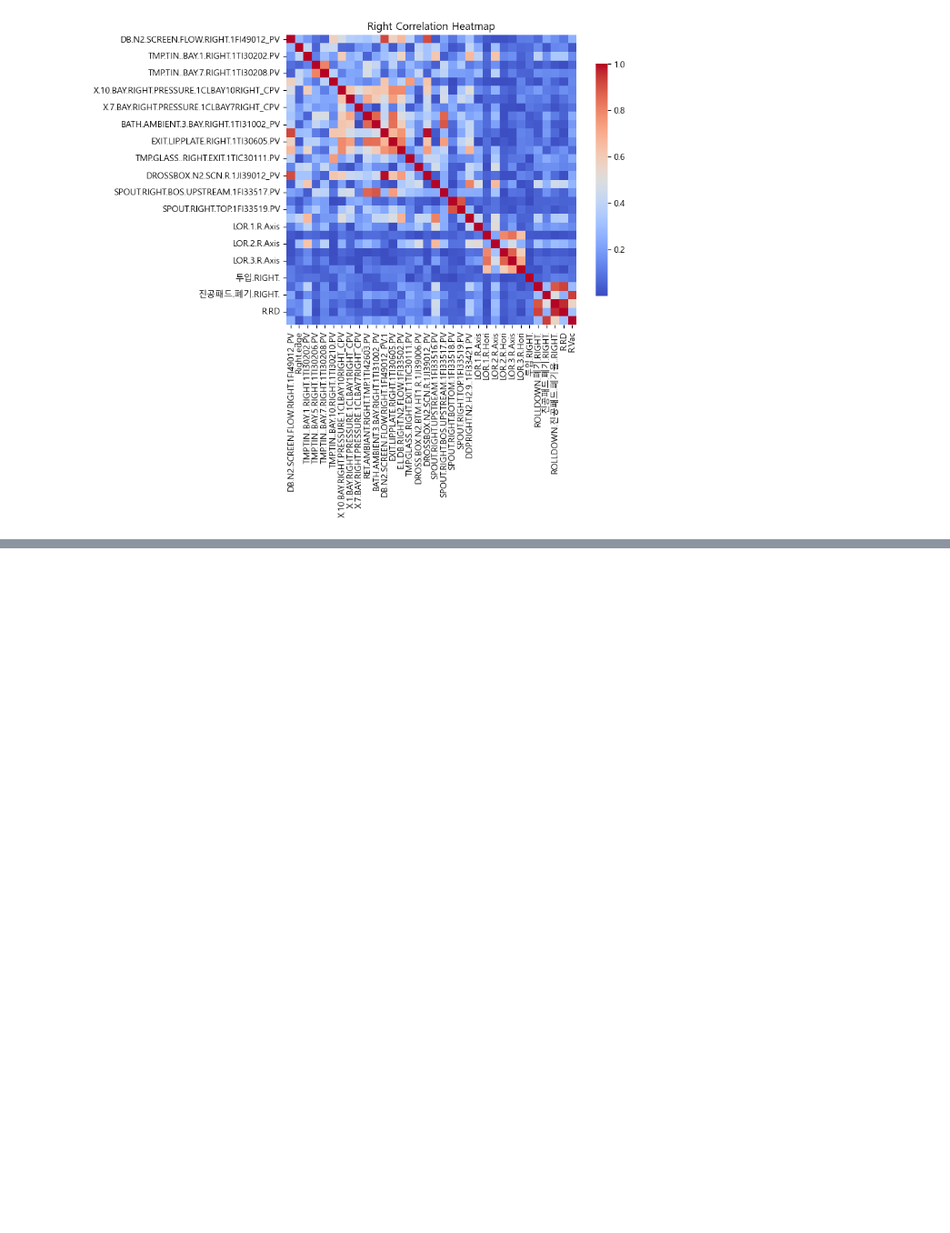
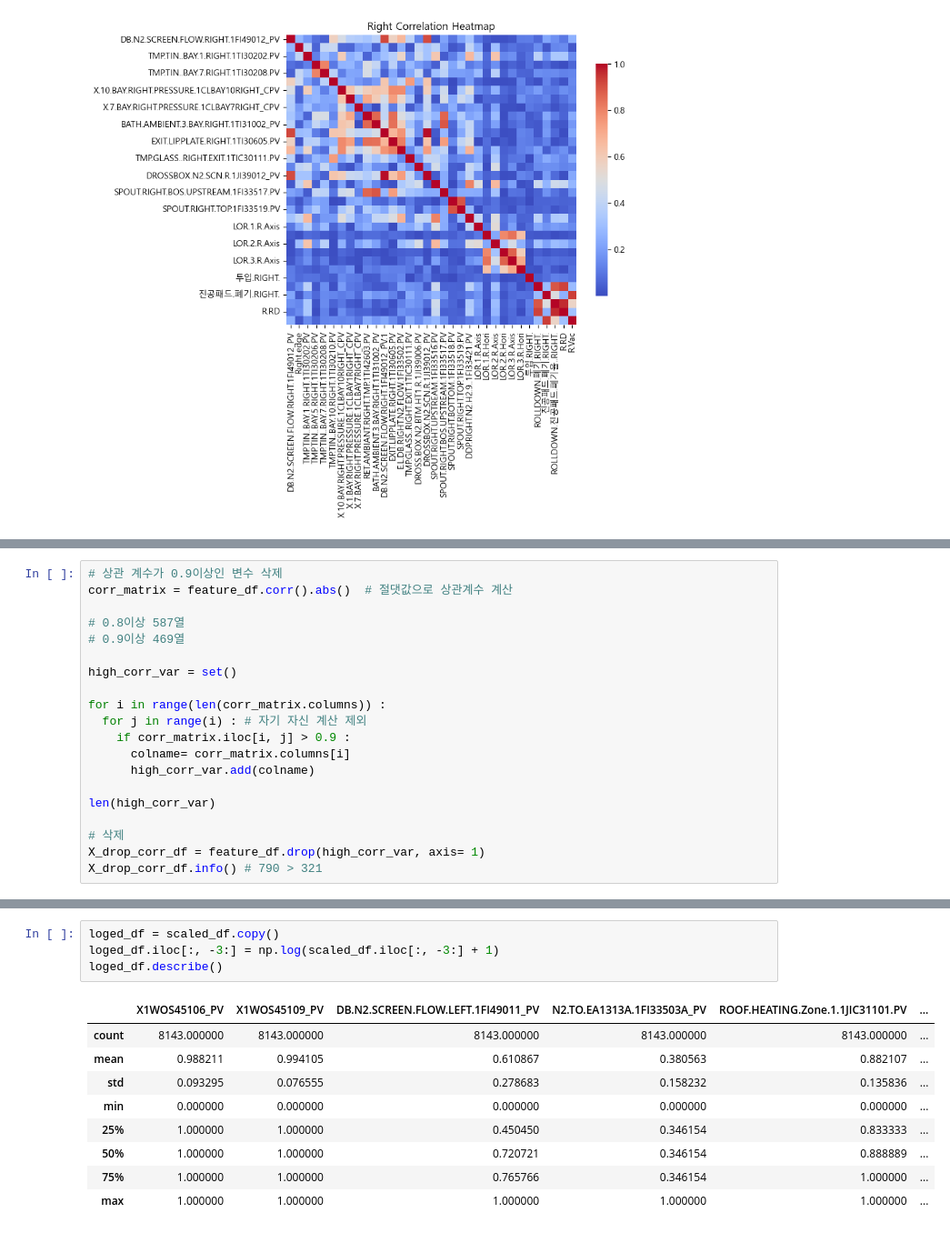
Before and after one commit to gmlwlswls/LGD_anomaly_detection, a Jupyter notebook: 00. 데이터 탐색 및 전처리/데이터 탐색.ipynb, the cells around one changed output, grey strips where cells are left out. Shown at 91% size. Saved outputs shown, nothing was run; the diff lists cells and outputs as text; blank space fills up the shorter version.

```diff
--- a/00. 데이터 탐색 및 전처리/데이터 탐색.ipynb
+++ b/00. 데이터 탐색 및 전처리/데이터 탐색.ipynb
@@ -273,0 +318,20 @@ memory usage: 49.3 MB
+# %%
+# 상관 계수가 0.9이상인 변수 삭제
+corr_matrix = feature_df.corr().abs()  # 절댓값으로 상관계수 계산
+
+# 0.8이상 587열
+# 0.9이상 469열
+
+high_corr_var = set()
+
+for i in range(len(corr_matrix.columns)) :
+  for j in range(i) : # 자기 자신 계산 제외
+    if corr_matrix.iloc[i, j] > 0.9 :
+      colname= corr_matrix.columns[i]
+      high_corr_var.add(colname)
+
+len(high_corr_var)
+
+# 삭제
+X_drop_corr_df = feature_df.drop(high_corr_var, axis= 1)
+X_drop_corr_df.info() # 790 > 321
@@ -273,0 +429,14 @@ memory usage: 49.3 MB
+# %%
+loged_df = scaled_df.copy()
+loged_df.iloc[:, -3:] = np.log(scaled_df.iloc[:, -3:] + 1)
+loged_df.describe()
+# %% [output]
+|  | X1WOS45106_PV | X1WOS45109_PV | DB.N2.SCREEN.FLOW.LEFT.1FI49011_PV | N2.TO.EA1313A.1FI33503A_PV | ROOF.HEATING.Zone.1.1JIC31101.PV | ... |
+| count | 8143.000000 | 8143.000000 | 8143.000000 | 8143.000000 | 8143.000000 | ... |
+| mean | 0.988211 | 0.994105 | 0.610867 | 0.380563 | 0.882107 | ... |
+| std | 0.093295 | 0.076555 | 0.278683 | 0.158232 | 0.135836 | ... |
+| min | 0.000000 | 0.000000 | 0.000000 | 0.000000 | 0.000000 | ... |
+| 25% | 1.000000 | 1.000000 | 0.450450 | 0.346154 | 0.833333 | ... |
+| 50% | 1.000000 | 1.000000 | 0.720721 | 0.346154 | 0.888889 | ... |
+| 75% | 1.000000 | 1.000000 | 0.765766 | 0.346154 | 1.000000 | ... |
+| max | 1.000000 | 1.000000 | 1.000000 | 1.000000 | 1.000000 | ... |
```
Also changed, not shown: parts of 31 cells of this notebook.
